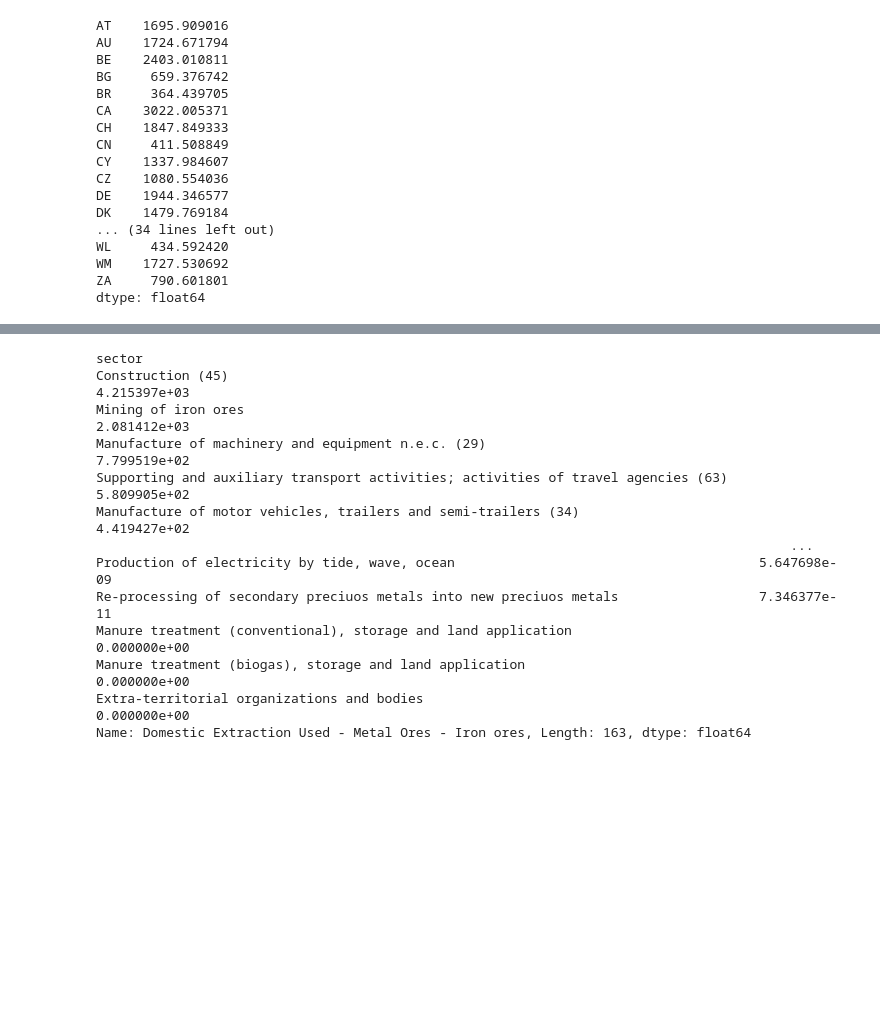
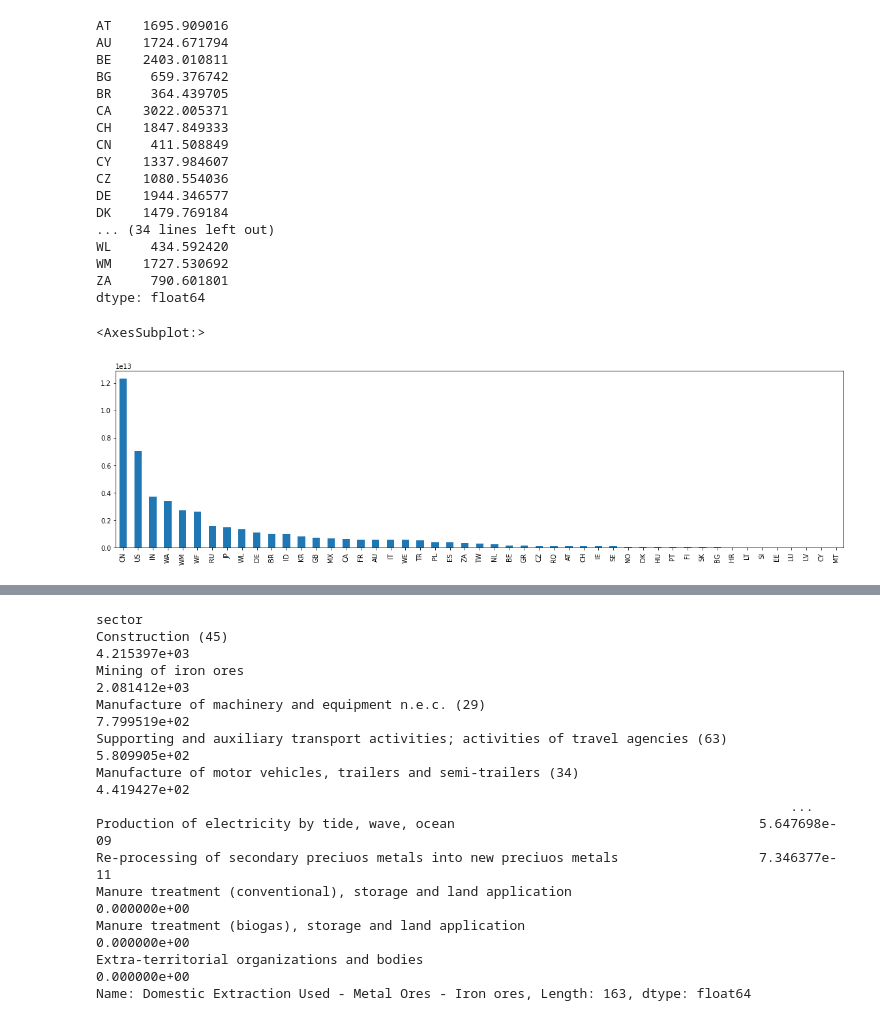
Before and after one commit to thomasgibon/io-footprinting, a Jupyter notebook: miniprojet_mines/1_introduction_structure_IO.ipynb, the cells around one changed output, grey strips where cells are left out. Saved outputs shown, nothing was run; the diff lists cells and outputs as text; code cells hidden in the pictures; blank space fills up the shorter version.

```diff
--- a/miniprojet_mines/1_introduction_structure_IO.ipynb
+++ b/miniprojet_mines/1_introduction_structure_IO.ipynb
@@ -671,0 +673,5 @@ io.satellite.F_Y.groupby('region', axis=1).sum().loc['CO2 - combustion - air']/i
+# %%
+io.impacts.D_cba_reg.loc[indicateur].sort_values(ascending=False).plot.bar(figsize=(20,5))
+# %% [output]
+<AxesSubplot:>
+[figure, added]
```
Also changed, not shown: parts of 18 cells of this notebook, 2 other files.
